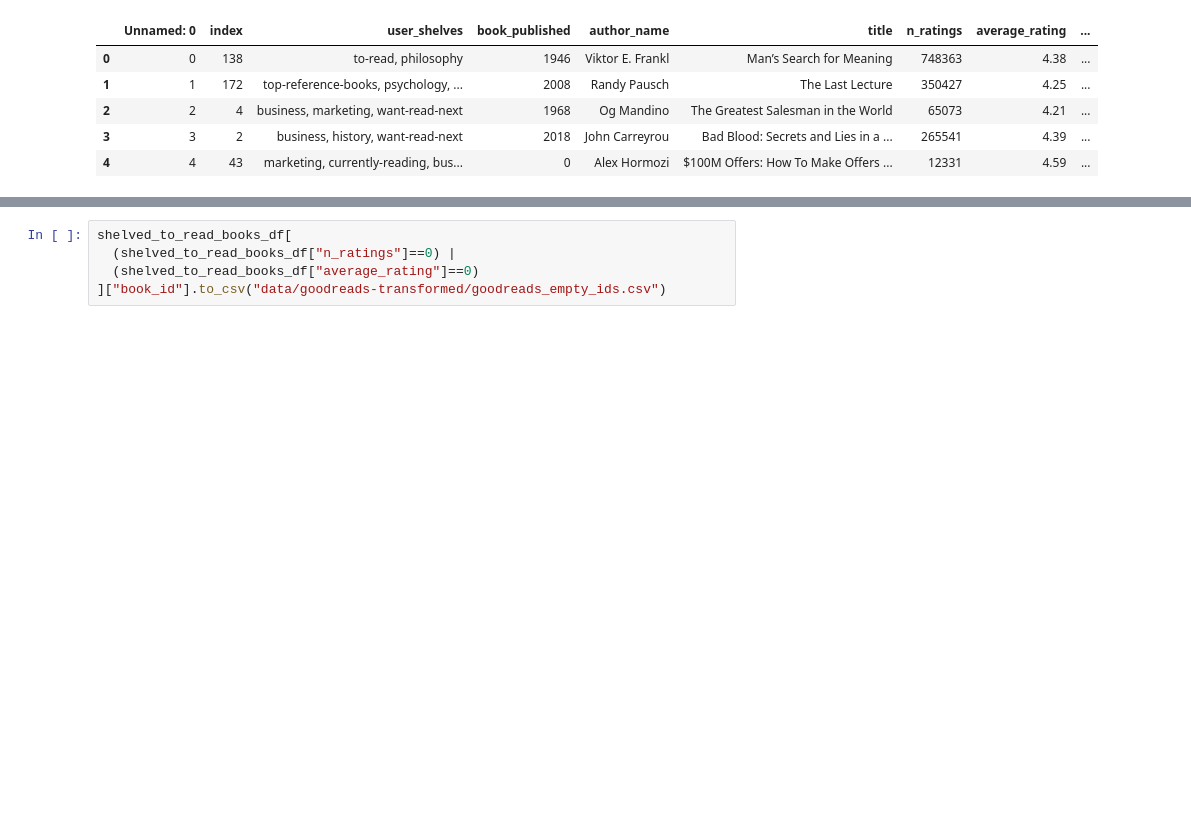
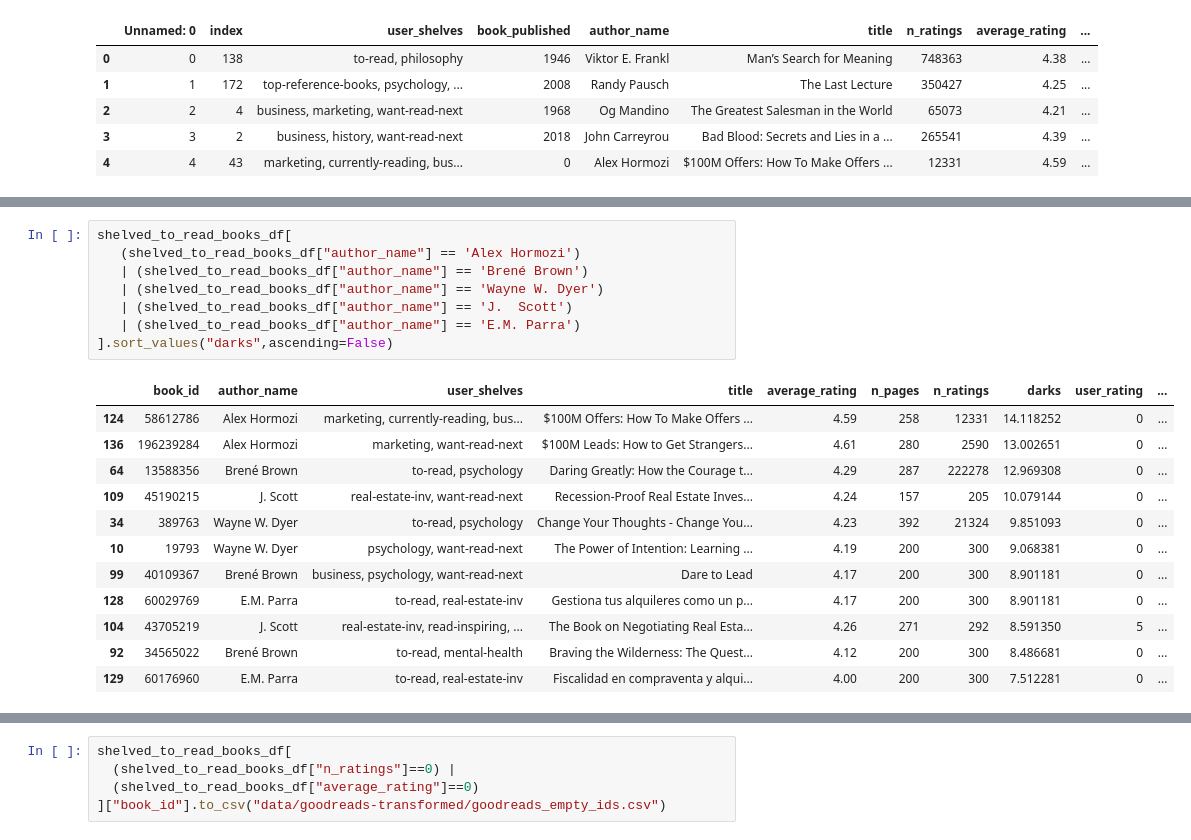
Before and after one commit to jgonzal1/jgonzal1.github.io, a Jupyter notebook: assets/📚.ipynb, the cells around one changed output, grey strips where cells are left out. Saved outputs shown, nothing was run; the diff lists cells and outputs as text; blank space fills up the shorter version.

```diff
--- a/assets/📚.ipynb
+++ b/assets/📚.ipynb
@@ -366 +373,22 @@ top_authors_df
+# %%
+shelved_to_read_books_df[
+   (shelved_to_read_books_df["author_name"] == 'Alex Hormozi')
+   | (shelved_to_read_books_df["author_name"] == 'Brené Brown')
+   | (shelved_to_read_books_df["author_name"] == 'Wayne W. Dyer')
+   | (shelved_to_read_books_df["author_name"] == 'J.  Scott')
+   | (shelved_to_read_books_df["author_name"] == 'E.M. Parra')
+].sort_values("darks",ascending=False)
+# %% [output]
+|  | book_id | author_name | user_shelves | title | average_rating | n_pages | n_ratings | darks | user_rating | ... |
+| 124 | 58612786 | Alex Hormozi | marketing, currently-reading, bus... | $100M Offers: How To Make Offers ... | 4.59 | 258 | 12331 | 14.118252 | 0 | ... |
+| 136 | 196239284 | Alex Hormozi | marketing, want-read-next | $100M Leads: How to Get Strangers... | 4.61 | 280 | 2590 | 13.002651 | 0 | ... |
+| 64 | 13588356 | Brené Brown | to-read, psychology | Daring Greatly: How the Courage t... | 4.29 | 287 | 222278 | 12.969308 | 0 | ... |
+| 109 | 45190215 | J. Scott | real-estate-inv, want-read-next | Recession-Proof Real Estate Inves... | 4.24 | 157 | 205 | 10.079144 | 0 | ... |
+| 34 | 389763 | Wayne W. Dyer | to-read, psychology | Change Your Thoughts - Change You... | 4.23 | 392 | 21324 | 9.851093 | 0 | ... |
+| 10 | 19793 | Wayne W. Dyer | psychology, want-read-next | The Power of Intention: Learning ... | 4.19 | 200 | 300 | 9.068381 | 0 | ... |
+| 99 | 40109367 | Brené Brown | business, psychology, want-read-next | Dare to Lead | 4.17 | 200 | 300 | 8.901181 | 0 | ... |
+| 128 | 60029769 | E.M. Parra | to-read, real-estate-inv | Gestiona tus alquileres como un p... | 4.17 | 200 | 300 | 8.901181 | 0 | ... |
+| 104 | 43705219 | J. Scott | real-estate-inv, read-inspiring, ... | The Book on Negotiating Real Esta... | 4.26 | 271 | 292 | 8.591350 | 5 | ... |
+| 92 | 34565022 | Brené Brown | to-read, mental-health | Braving the Wilderness: The Quest... | 4.12 | 200 | 300 | 8.486681 | 0 | ... |
+| 129 | 60176960 | E.M. Parra | to-read, real-estate-inv | Fiscalidad en compraventa y alqui... | 4.00 | 200 | 300 | 7.512281 | 0 | ... |
 # %%
```
Also changed, not shown: parts of 4 cells of this notebook.
